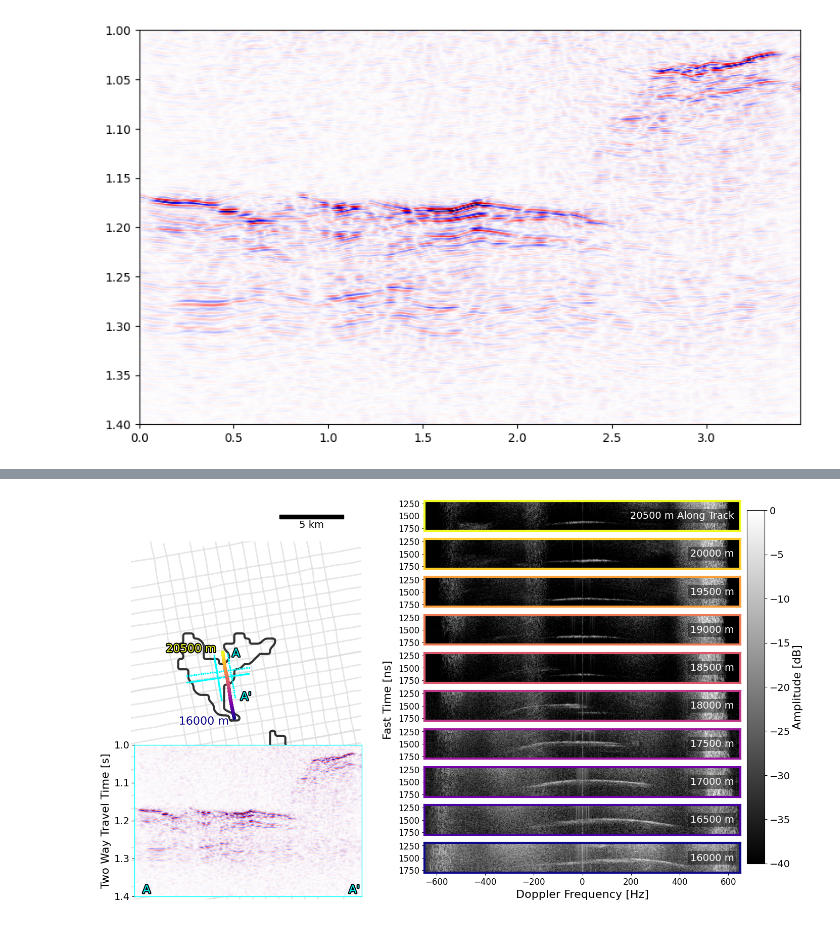
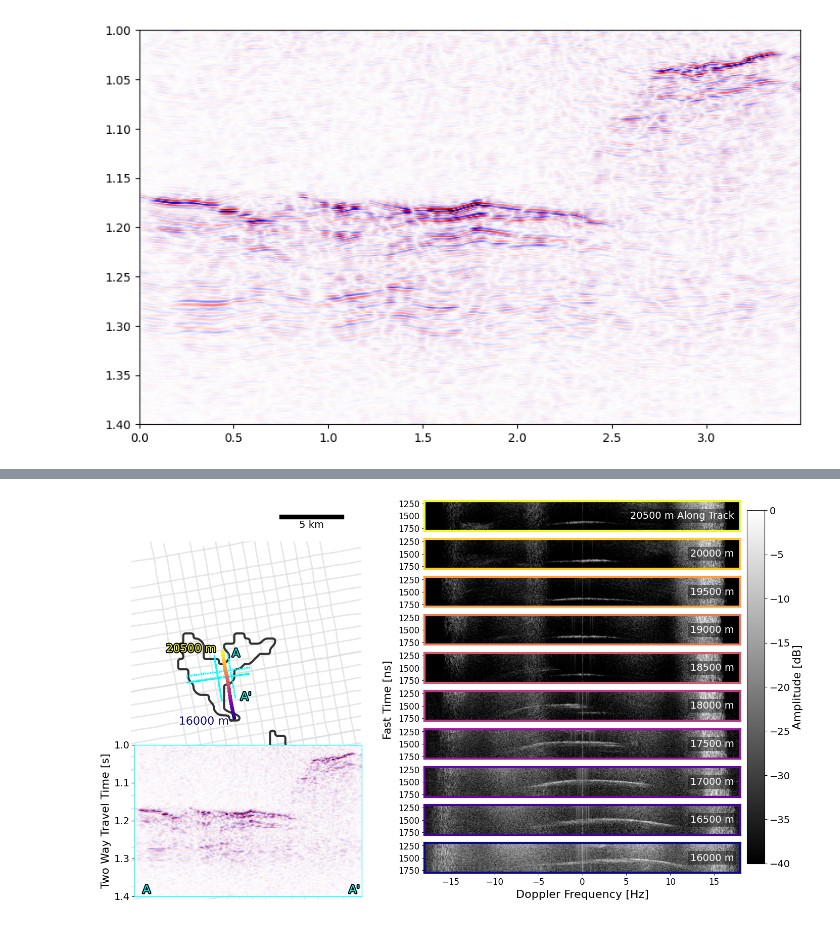
Before and after one commit to zsk4/DavidSpecularity, a Jupyter notebook: Figure3/Figure3_COG.ipynb, the cells around one changed output, grey strips where cells are left out. Cells and saved outputs as stored; diff of their text form; code cells hidden in the pictures.

```diff
--- a/Figure3/Figure3_COG.ipynb
+++ b/Figure3/Figure3_COG.ipynb
@@ -375,7 +375,7 @@ dt_slow = np.median(np.diff(
 )) * 1e-9
 
 freq = np.fft.fftshift(
-    np.fft.fftfreq(win_n, d=dt_slow)
+    np.fft.fftfreq(win_n, d=dx) # dx for spatial freq or d=dt_slow for frequency in Hz
 )
 
 from scipy.signal import hilbert
@@ -627,7 +627,7 @@ for i, ax in enumerate(axes):
     #ax.set_ylabel("Fast Time [ns]", fontsize=14)
     ax.tick_params(labelsize=12)
 
-    ax.set_xlim(-650,650)
+    ax.set_xlim(-18,18)
 
     # Top-right panel title
     if i == 0:
@@ -698,5 +698,5 @@ bbox_map = [655000,-1466000,673000,-1438000] #David_SGL2
 ax_map.set_xlim(bbox_map[0], bbox_map[2])
 ax_map.set_ylim(bbox_map[1], bbox_map[3])
 
-fig.savefig('Figure3_COG.png', dpi=300, bbox_inches='tight')
+fig.savefig('Figure3_COG_A.png', dpi=300, bbox_inches='tight')
 # %% [output]
@@ -744,7 +744,7 @@ for i, ax in enumerate(axes):
     #ax.set_ylabel("Fast Time [ns]", fontsize=14)
     ax.tick_params(labelsize=12)
 
-    ax.set_xlim(-650,650)
+    ax.set_xlim(-18,18)
 
     # Top-right panel title
     if i == 0:
@@ -817,32 +817,32 @@ cbbox = inset_axes(ax_map, width=4.5,height=3,
 [cbbox.spines[k].set_color('cyan') for k in cbbox.spines]
 [cbbox.spines[k].set_linewidth(1) for k in cbbox.spines]
 cbbox.tick_params(
     axis = 'both',
     left = True,
     top = False,
     right = False,
     bottom = False,
     labelleft = True,
     labeltop = False,
     labelright = False,
     labelbottom = False
 )
 cbbox.imshow(
     cropped_seismic.T,
     cmap='seismic',
     aspect='auto',
     origin='upper',
     extent=extent,
     vmin=lower_clip, vmax=upper_clip
 )
 cbbox.yaxis.set_label_text("Two Way Travel Time [s]", fontsize=16)
 cbbox.yaxis.set_tick_params(labelsize=14)
 cbbox.text(0.07,0.02, "A", color='cyan', fontsize=16, transform=cbbox.transAxes, zorder=6,ha='right',path_effects=[pe.withStroke(linewidth=3, foreground='black')])
 cbbox.text(0.99,0.02, "A'", color='cyan', fontsize=16, transform=cbbox.transAxes, zorder=6,ha='right',path_effects=[pe.withStroke(linewidth=3, foreground='black')])
 bbox_map = [655000,-1466000,673000,-1438000] #David_SGL2
 ax_map.set_xlim(bbox_map[0], bbox_map[2])
 ax_map.set_ylim(bbox_map[1], bbox_map[3])
 
-fig.savefig('Figure3_COG.png', dpi=300, bbox_inches='tight')
+fig.savefig('Figure3_COG_B.png', dpi=300, bbox_inches='tight')
 # %% [output]
-[figure, old version]
+[figure, new version]
```
Also changed, not shown: parts of 1 cell of this notebook, 7 other files.
